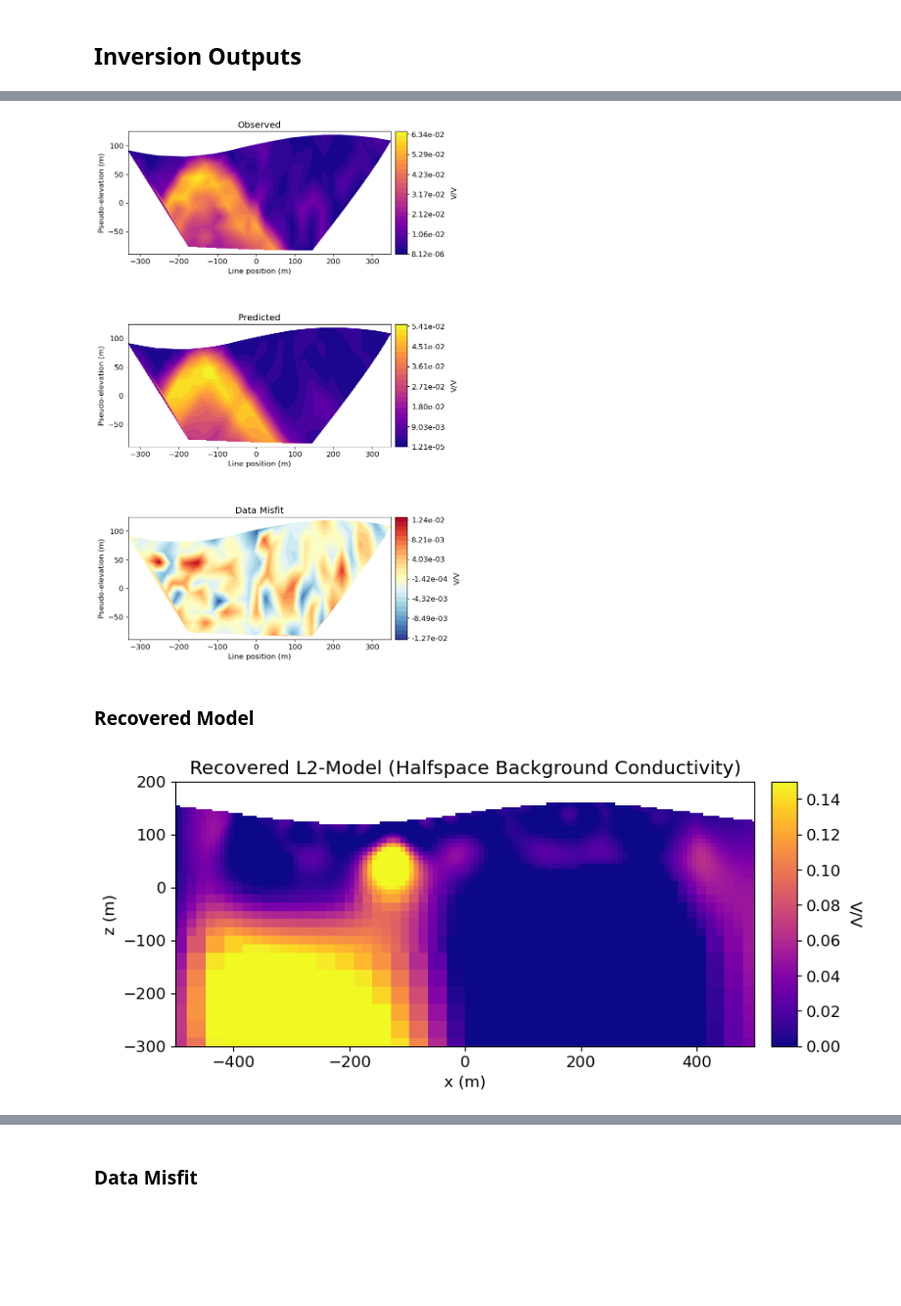
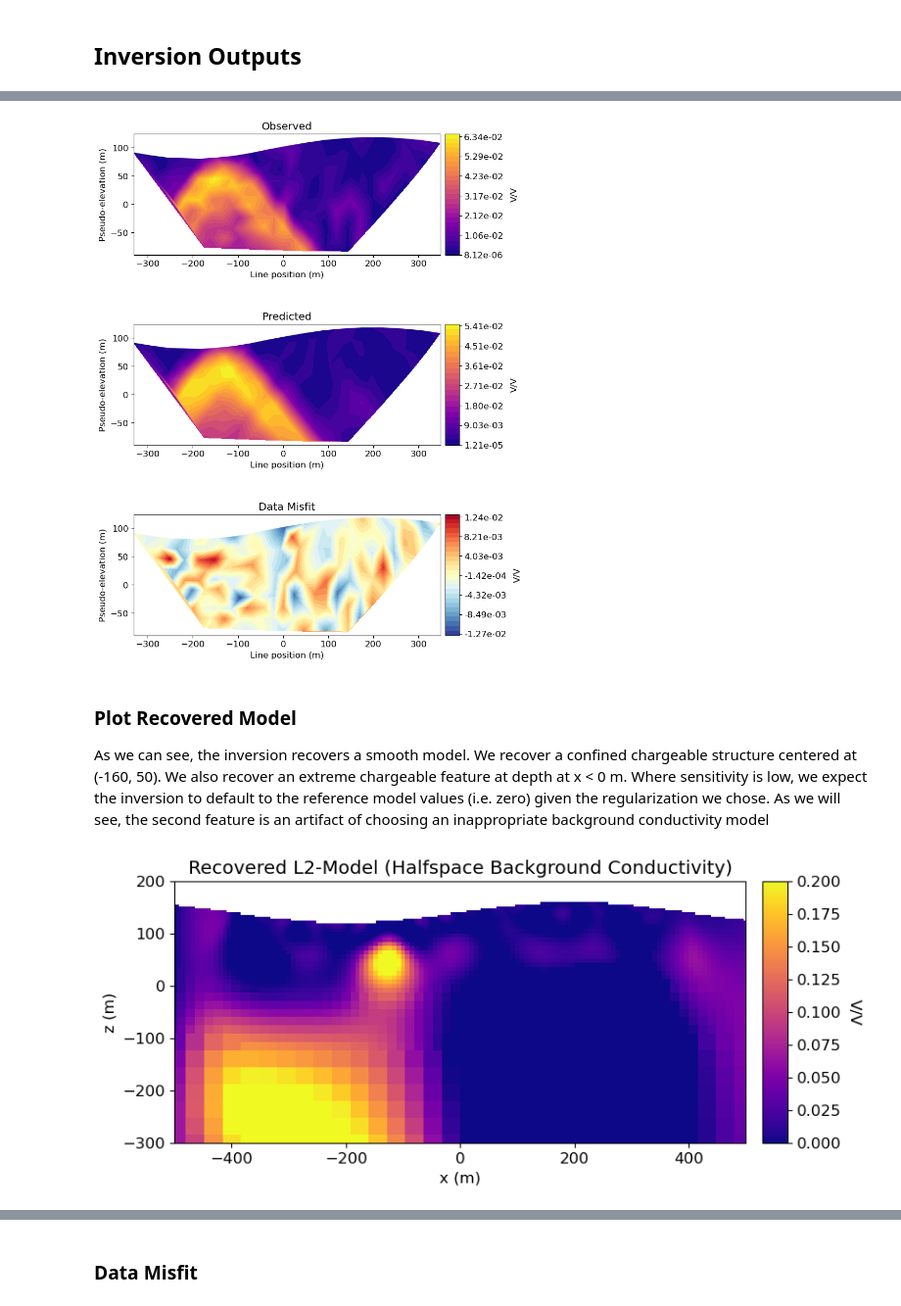
Before and after one commit to simpeg/user-tutorials, a Jupyter notebook: notebooks/06-ip/inv_dcip_2d.ipynb, the cells around one changed output, grey strips where cells are left out. Shown at 98% size. Cells and saved outputs as stored; diff of their text form; code cells hidden in the pictures; blank space fills up the shorter version.

```diff
--- a/notebooks/06-ip/inv_dcip_2d.ipynb
+++ b/notebooks/06-ip/inv_dcip_2d.ipynb
@@ -463,43 +461,45 @@ dobs = ip_data.dobs
 std = ip_data.standard_deviation
 
 # Plot
-fig = plt.figure(figsize=(9, 13))
+fig = plt.figure(figsize=(9, 11))
 data_array = [np.abs(dobs), np.abs(dpred), (dobs - dpred)]
 plot_title = ["Observed", "Predicted", "Data Misfit"]
 plot_units = ["V/V", "V/V", "V/V"]
 scale = ["linear", "linear", "lindear"]
 cmap_list = [mpl.cm.plasma, mpl.cm.plasma, mpl.cm.RdYlBu_r]
 
 ax1 = 3 * [None]
 cax1 = 3 * [None]
 cbar = 3 * [None]
 cplot = 3 * [None]
 
 for ii in range(0, 3):
     ax1[ii] = fig.add_axes([0.15, 0.72 - 0.33 * ii, 0.65, 0.21])
     cax1[ii] = fig.add_axes([0.81, 0.72 - 0.33 * ii, 0.03, 0.21])
     cplot[ii] = plot_pseudosection(
         ip_data.survey,
         data_array[ii],
         "contourf",
         ax=ax1[ii],
         cax=cax1[ii],
         scale=scale[ii],
         cbar_label=plot_units[ii],
         mask_topography=True,
         contourf_opts={"levels": 25, "cmap": cmap_list[ii]},
     )
     ax1[ii].set_title(plot_title[ii])
 
 plt.show()
 # %% [output]
-[figure, old version]
+[figure, new version]
-# %% [markdown]
-### Recovered Model
+# %% [markdown]
+### Plot Recovered Model
+
+As we can see, the inversion recovers a smooth model. We recover a confined chargeable structure centered at (-160, 50). We also recover an extreme chargeable feature at depth at x < 0 m. Where sensitivity is low, we expect the inversion to default to the reference model values (i.e. zero) given the regularization we chose. As we will see, the second feature is an artifact of choosing an inappropriate background conductivity model
 # %%
 fig = plt.figure(figsize=(9, 4))
 
-norm = Normalize(vmin=0., vmax=0.15)
+norm = Normalize(vmin=0., vmax=0.2)
 
 ax1 = fig.add_axes([0.14, 0.17, 0.68, 0.7])
 mesh.plot_image(
@@ -523,7 +523,7 @@ cbar.set_label("V/V", rotation=270, labelpad=15, size=12)
 
 plt.show()
 # %% [output]
-[figure, old version]
+[figure, new version]
 # %% [markdown]
 ## Iteratively Re-weighted Least-Squares Inversion
 
```
Also changed, not shown: parts of 19 cells of this notebook, 2 other files.
